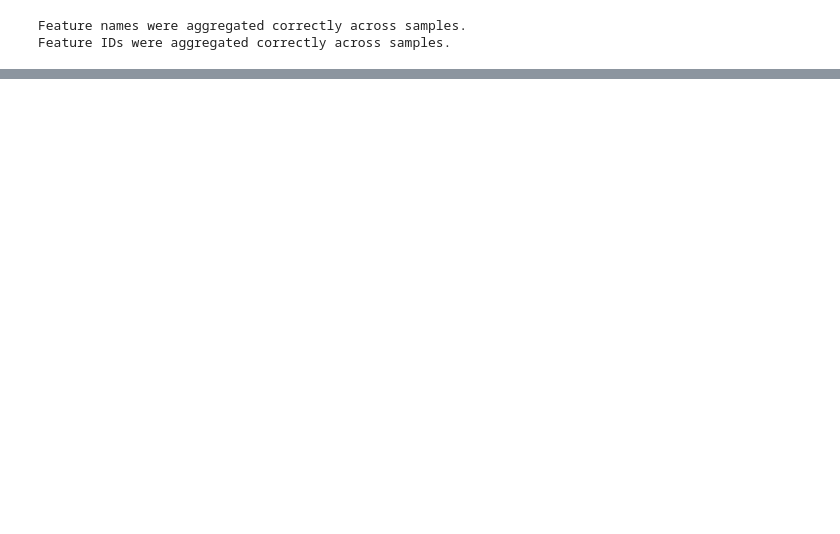
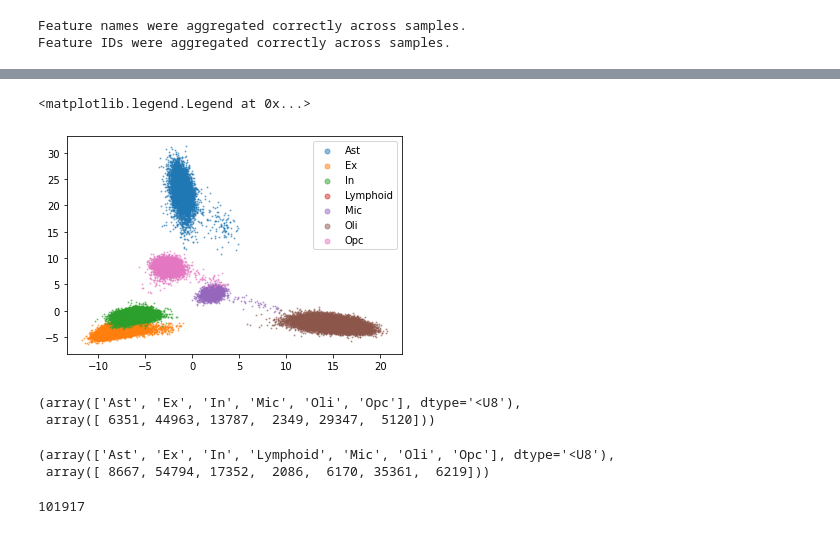
Before and after one commit to djunamay/ABCA7lof2, a Jupyter notebook: 05-single_cell_qc_anno.ipynb, the cells around one changed output, grey strips where cells are left out. Drawn from its saved outputs; the diff is of its cells as text; code cells hidden in the pictures; blank space fills up the shorter version.

```diff
--- a/05-single_cell_qc_anno.ipynb
+++ b/05-single_cell_qc_anno.ipynb
@@ -206,5 +83,0 @@ array([0, 1, 2, 3, 4])
-# %%
-for i in range(len(np.unique(labels))):
-    plt.pyplot.hist(temp[labels==i],500)
-plt.pyplot.ylim(0,500)
-None
@@ -266,5 +83,0 @@ None
-# %%
-for i in range(len(np.unique(labels))):
-    plt.pyplot.hist(temp[labels==i],500)
-
-None
@@ -452,0 +117,21 @@ counts per label = [2537 6964]
+# %%
+for i in np.unique(annotations):
+    plt.pyplot.scatter(projected_matrix[index&(annotations==i),0], projected_matrix[index&(annotations==i),1], s=1, alpha=.5, label=i)
+plt.pyplot.legend( markerscale=5)
+# %% [output]
+<matplotlib.legend.Legend at 0x...>
+[figure, added]
+# %%
+np.unique(annotations[index], return_counts=True)
+# %% [output]
+(array(['Ast', 'Ex', 'In', 'Mic', 'Oli', 'Opc'], dtype='<U8'),
+ array([ 6351, 44963, 13787,  2349, 29347,  5120]))
+# %%
+np.unique(annotations, return_counts=True)
+# %% [output]
+(array(['Ast', 'Ex', 'In', 'Lymphoid', 'Mic', 'Oli', 'Opc'], dtype='<U8'),
+ array([ 8667, 54794, 17352,  2086,  6170, 35361,  6219]))
+# %%
+np.sum(index)
+# %% [output]
+101917
```
Also changed, not shown: parts of 49 cells of this notebook, 2 other files.
